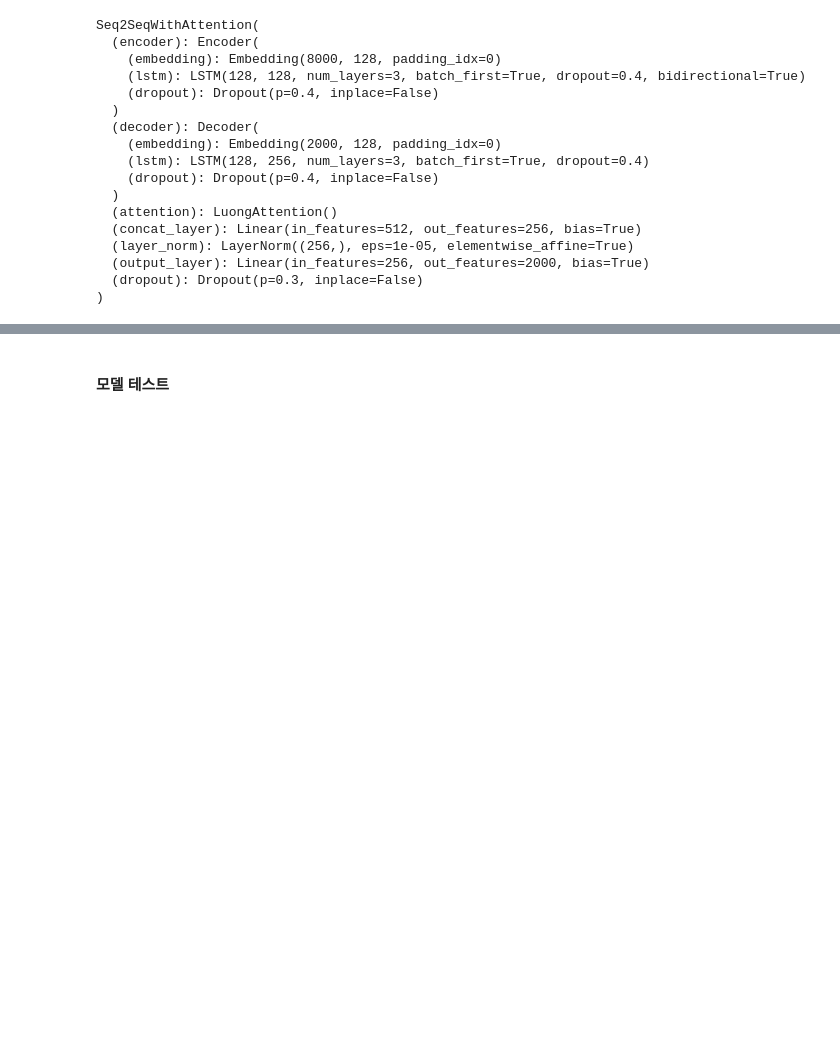
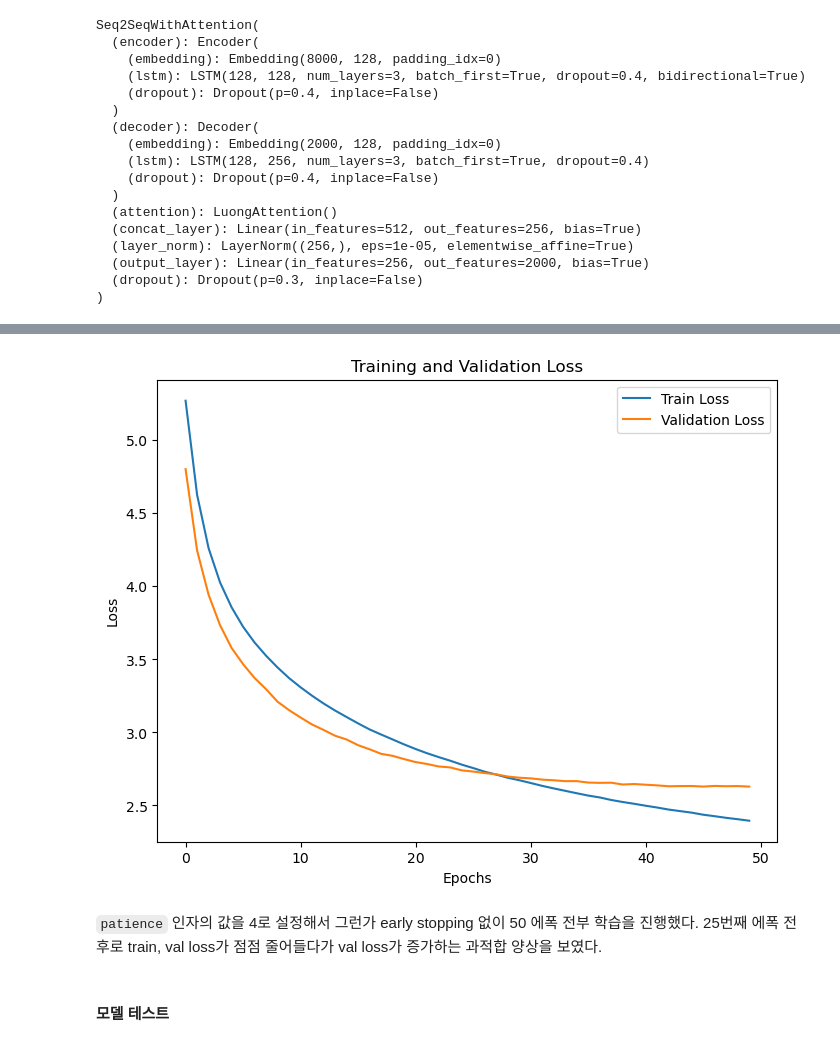
Before and after one commit to wogns3764/AIFFEL_quest_laladna, a Jupyter notebook: Exploration/Ex08/Ex08.ipynb, the cells around one changed output, grey strips where cells are left out. Cells and saved outputs as stored; diff of their text form; code cells hidden in the pictures; blank space fills up the shorter version.

```diff
--- a/Exploration/Ex08/Ex08.ipynb
+++ b/Exploration/Ex08/Ex08.ipynb
@@ -1026,11 +1065,16 @@ train_model(model, train_loader, test_loader, criterion, optimizer, epochs=epoch
 # %%
 # loss 변화 추이 시각화
+plt.figure(figsize=(8,6))
 plt.plot(range(len(train_losses)), train_losses, label='Train Loss')
 plt.plot(range(len(val_losses)), val_losses, label='Validation Loss')
 plt.legend()
 plt.xlabel("Epochs")
 plt.ylabel("Loss")
 plt.title("Training and Validation Loss")
 plt.show()
+# %% [output]
+[figure, added]
+# %% [markdown]
+`patience` 인자의 값을 4로 설정해서 그런가 early stopping 없이 50 에폭 전부 학습을 진행했다. 25번째 에폭 전후로 train, val loss가 점점 줄어들다가 val loss가 증가하는 과적합 양상을 보였다.
 # %% [markdown]
 #### 모델 테스트
```
Also changed, not shown: parts of 45 cells of this notebook.
